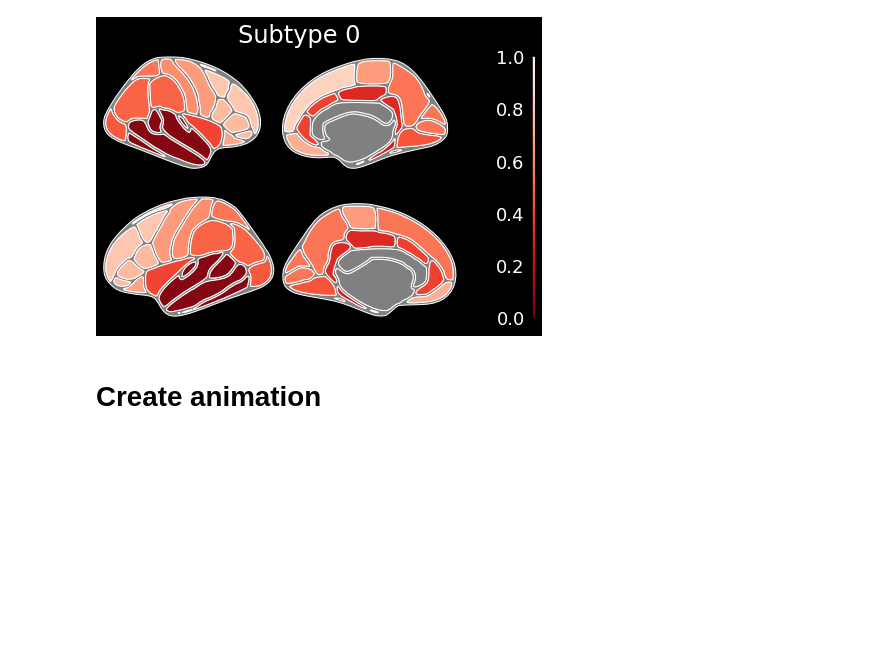
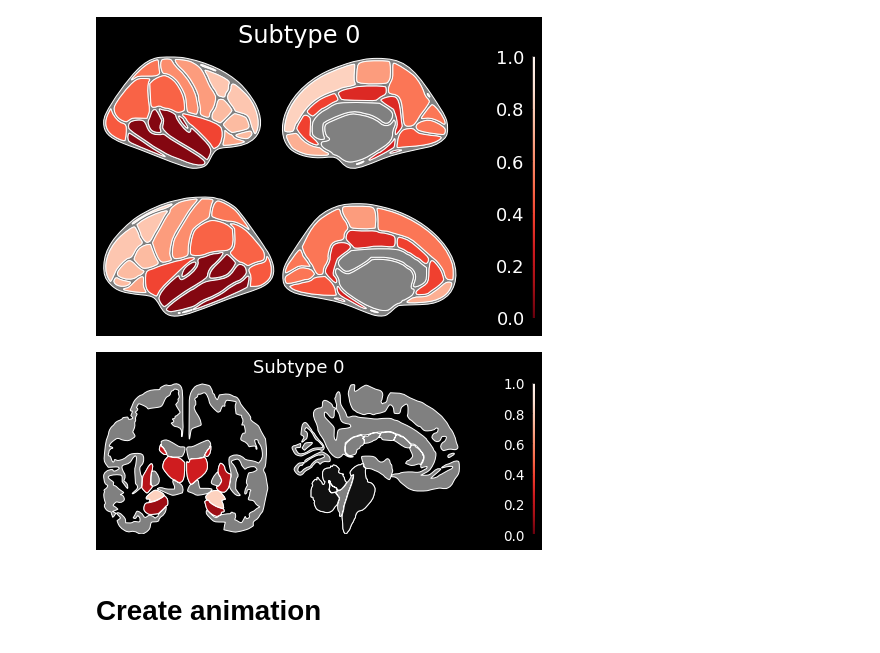
Before and after one commit to rzepkka/Master_Thesis, a Jupyter notebook: notebook_examples/animations.ipynb, the cells around one changed output. Saved outputs shown, nothing was run; the diff lists cells and outputs as text; code cells hidden in the pictures; blank space fills up the shorter version.

```diff
--- a/notebook_examples/animations.ipynb
+++ b/notebook_examples/animations.ipynb
@@ -39,0 +42,10 @@ f.close()
+# %%
+def get_labels(S):
+    unique_subtypes = np.unique(S['subtypes'][~np.isnan(S['subtypes'])])
+    subtype_labels = []
+    for i in range(len(unique_subtypes)):
+        subtype_labels.append('Subtype '+str(int(unique_subtypes[i])))
+    return subtype_labels
+# %%
+labels = get_labels(S)
+labels
@@ -317,4 +331,6 @@ plot_dk_atlas(T = T, S = S, map_dk = DK_2D_combined, subtype = 'Subtype 0')  # ,
 [figure]
 # %%
 # 4. Plot ASEG
-plot_aseg_atlas(T = T, S = S, map_aseg = ASEG_2D_combined, subtype = 'Subtype 0', save=True, filename="sub")
+plot_aseg_atlas(T = T, S = S, map_aseg = map_aseg, subtype = 'Subtype 0')
+# %% [output]
+[figure, added]
```
Also changed, not shown: parts of 14 cells of this notebook.
